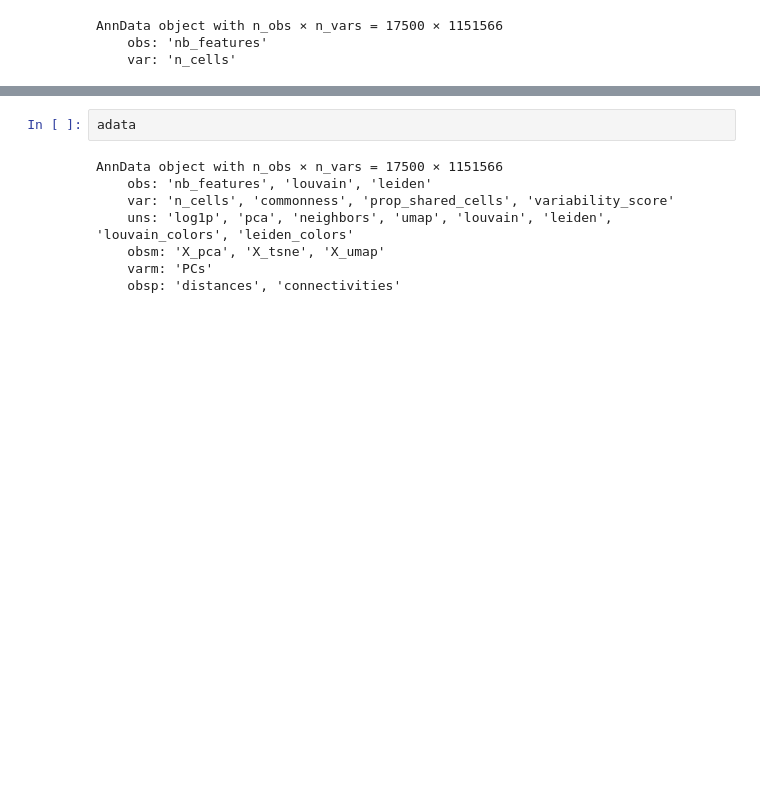
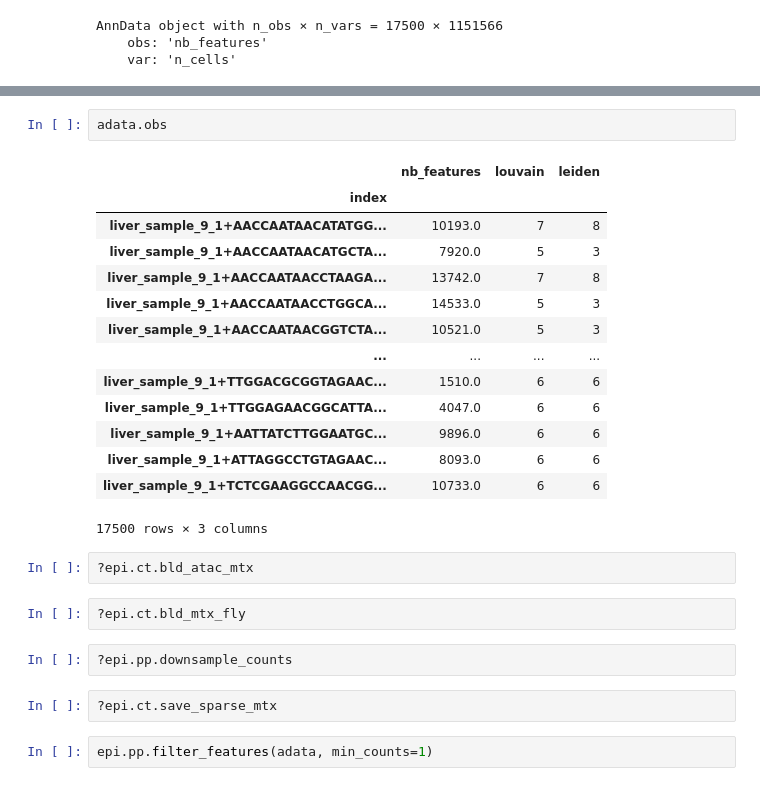
Before and after one commit to loosolab/Datenanalyse-2021, a Jupyter notebook: wp1/preprocessing/preprocessing.ipynb, the cells around one changed output, grey strips where cells are left out. Saved outputs shown, nothing was run; the diff lists cells and outputs as text; blank space fills up the shorter version.

```diff
--- a/wp1/preprocessing/preprocessing.ipynb
+++ b/wp1/preprocessing/preprocessing.ipynb
@@ -105,10 +117,27 @@ WARNING: Consider installing the package MulticoreTSNE (https://github.com/Dmitr
 # %%
-adata
+adata.obs
 # %% [output]
+|  | nb_features | louvain | leiden |
+| index |  |  |  |
+| liver_sample_9_1+AACCAATAACATATGG... | 10193.0 | 7 | 8 |
+| liver_sample_9_1+AACCAATAACATGCTA... | 7920.0 | 5 | 3 |
+| liver_sample_9_1+AACCAATAACCTAAGA... | 13742.0 | 7 | 8 |
+| liver_sample_9_1+AACCAATAACCTGGCA... | 14533.0 | 5 | 3 |
+| liver_sample_9_1+AACCAATAACGGTCTA... | 10521.0 | 5 | 3 |
+| ... | ... | ... | ... |
+| liver_sample_9_1+TTGGACGCGGTAGAAC... | 1510.0 | 6 | 6 |
+| liver_sample_9_1+TTGGAGAACGGCATTA... | 4047.0 | 6 | 6 |
+| liver_sample_9_1+AATTATCTTGGAATGC... | 9896.0 | 6 | 6 |
+| liver_sample_9_1+ATTAGGCCTGTAGAAC... | 8093.0 | 6 | 6 |
+| liver_sample_9_1+TCTCGAAGGCCAACGG... | 10733.0 | 6 | 6 |
-AnnData object with n_obs × n_vars = 17500 × 1151566
-    obs: 'nb_features', 'louvain', 'leiden'
-    var: 'n_cells', 'commonness', 'prop_shared_cells', 'variability_score'
-    uns: 'log1p', 'pca', 'neighbors', 'umap', 'louvain', 'leiden', 'louvain_colors', 'leiden_colors'
-    obsm: 'X_pca', 'X_tsne', 'X_umap'
-    varm: 'PCs'
-    obsp: 'distances', 'connectivities'
+17500 rows × 3 columns
+# %%
+?epi.ct.bld_atac_mtx
+# %%
+?epi.ct.bld_mtx_fly
+# %%
+?epi.pp.downsample_counts
+# %%
+?epi.ct.save_sparse_mtx
+# %%
+epi.pp.filter_features(adata, min_counts=1)
```
Also changed, not shown: parts of 27 cells of this notebook.
